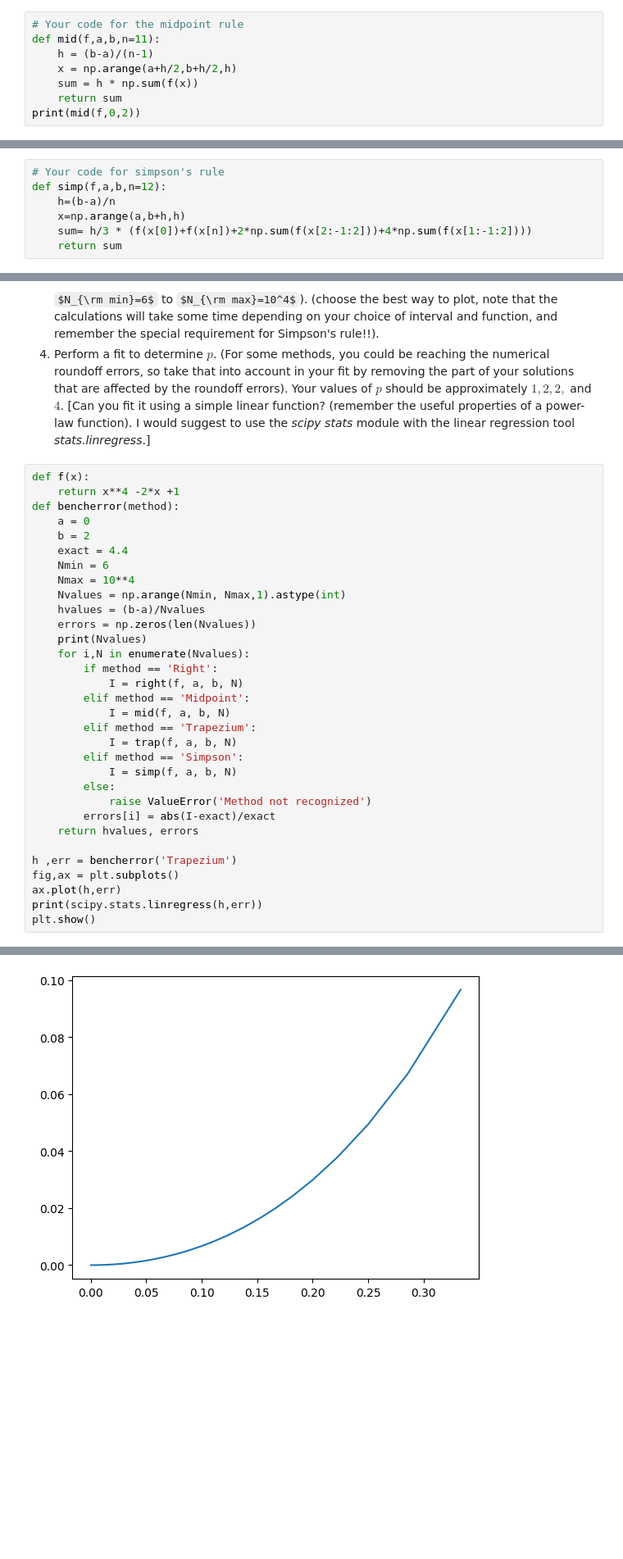
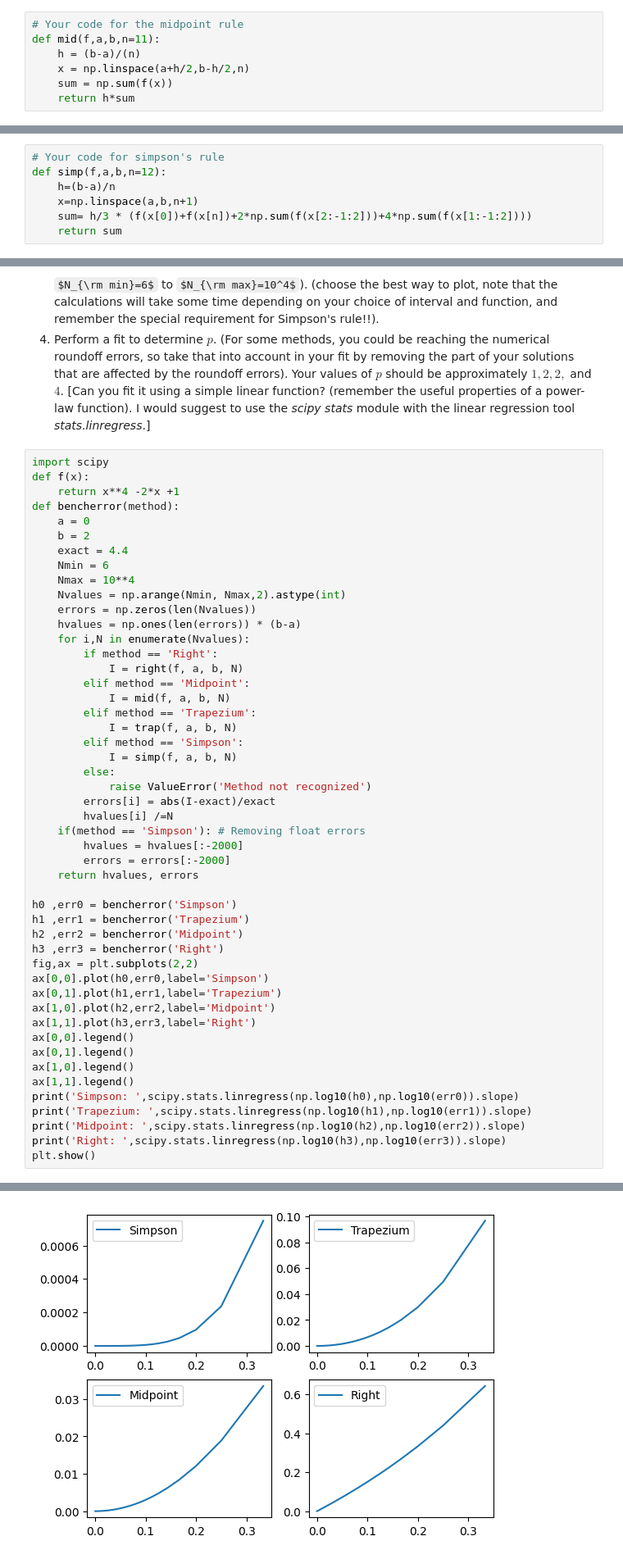
Before and after one commit to ufotermiten/Integration-LP4, a Jupyter notebook: SEE125_Integration_Group045.ipynb, the cells around one changed output, grey strips where cells are left out. Shown at 82% size. Saved outputs shown, nothing was run; the diff lists cells and outputs as text; some formulas as TeX source; blank space fills up the shorter version.

```diff
--- a/SEE125_Integration_Group045.ipynb
+++ b/SEE125_Integration_Group045.ipynb
@@ -74,8 +74,7 @@ Write code to calculate the integral using the midpoint rule with $n = 11$ point
 # %%
 # Your code for the midpoint rule
 def mid(f,a,b,n=11):
-    h = (b-a)/(n-1)
-    x = np.arange(a+h/2,b+h/2,h)
-    sum = h * np.sum(f(x))
-    return sum
-print(mid(f,0,2))
+    h = (b-a)/(n)
+    x = np.linspace(a+h/2,b-h/2,n)
+    sum = np.sum(f(x))
+    return h*sum
@@ -158,7 +155,7 @@ Write code to implement Simpson's rule for the integral you were asked to solve
 # Your code for simpson's rule
 def simp(f,a,b,n=12):
     h=(b-a)/n
-    x=np.arange(a,b+h,h)
+    x=np.linspace(a,b,n+1)
     sum= h/3 * (f(x[0])+f(x[n])+2*np.sum(f(x[2:-1:2]))+4*np.sum(f(x[1:-1:2])))
     return sum
 # %% [markdown]
@@ -179,6 +176,7 @@ In this exercise you should determine $p$ for **four methods (Right Rectangle, M
 3) Plot the values of the relative error $\eta$ for increasing $h$ (and thus increasing $N$, start from $N_{\rm min}=6$ to $N_{\rm max}=10^4$). (choose the best way to plot, note that the calculations will take some time depending on your choice of interval and function, and remember the special requirement for Simpson's rule!!).
 4) Perform a fit to determine $p$. (For some methods, you could be reaching the numerical roundoff errors, so take that into account in your fit by removing the part of your solutions that are affected by the roundoff errors). Your values of $p$ should be approximately $1, 2, 2,$ and $4$. [Can you fit it using a simple linear function? (remember the useful properties of a power-law function). I would suggest to use the *scipy* *stats* module with the linear regression tool *stats.linregress*.]
 # %%
+import scipy
 def f(x):
     return x**4 -2*x +1
 def bencherror(method):
@@ -187,10 +185,9 @@ def bencherror(method):
     exact = 4.4
     Nmin = 6
     Nmax = 10**4
-    Nvalues = np.arange(Nmin, Nmax,1).astype(int)
-    hvalues = (b-a)/Nvalues
+    Nvalues = np.arange(Nmin, Nmax,2).astype(int)
     errors = np.zeros(len(Nvalues))
-    print(Nvalues)
+    hvalues = np.ones(len(errors)) * (b-a)
     for i,N in enumerate(Nvalues):
         if method == 'Right':
             I = right(f, a, b, N)
@@ -203,11 +200,28 @@ def bencherror(method):
         else:
             raise ValueError('Method not recognized')
         errors[i] = abs(I-exact)/exact
+        hvalues[i] /=N
+    if(method == 'Simpson'): # Removing float errors
+        hvalues = hvalues[:-2000]
+        errors = errors[:-2000]
     return hvalues, errors
 
-h ,err = bencherror('Trapezium')
-fig,ax = plt.subplots()
-ax.plot(h,err)
-print(scipy.stats.linregress(h,err))
+h0 ,err0 = bencherror('Simpson')
+h1 ,err1 = bencherror('Trapezium')
+h2 ,err2 = bencherror('Midpoint')
+h3 ,err3 = bencherror('Right')
+fig,ax = plt.subplots(2,2)
+ax[0,0].plot(h0,err0,label='Simpson')
+ax[0,1].plot(h1,err1,label='Trapezium')
+ax[1,0].plot(h2,err2,label='Midpoint')
+ax[1,1].plot(h3,err3,label='Right')
+ax[0,0].legend()
+ax[0,1].legend()
+ax[1,0].legend()
+ax[1,1].legend()
+print('Simpson: ',scipy.stats.linregress(np.log10(h0),np.log10(err0)).slope)
+print('Trapezium: ',scipy.stats.linregress(np.log10(h1),np.log10(err1)).slope)
+print('Midpoint: ',scipy.stats.linregress(np.log10(h2),np.log10(err2)).slope)
+print('Right: ',scipy.stats.linregress(np.log10(h3),np.log10(err3)).slope)
 plt.show()
 # %% [output]
@@ -216,4 +232,4 @@ LinregressResult(slope=0.1457070174489412, intercept=-0.0001652380406803172, rva
-[figure, old version]
+[figure, new version]
 # %% [markdown]
 ## Exercise 4: Integrating numerical data
 
```
Also changed, not shown: parts of 5 cells of this notebook.
